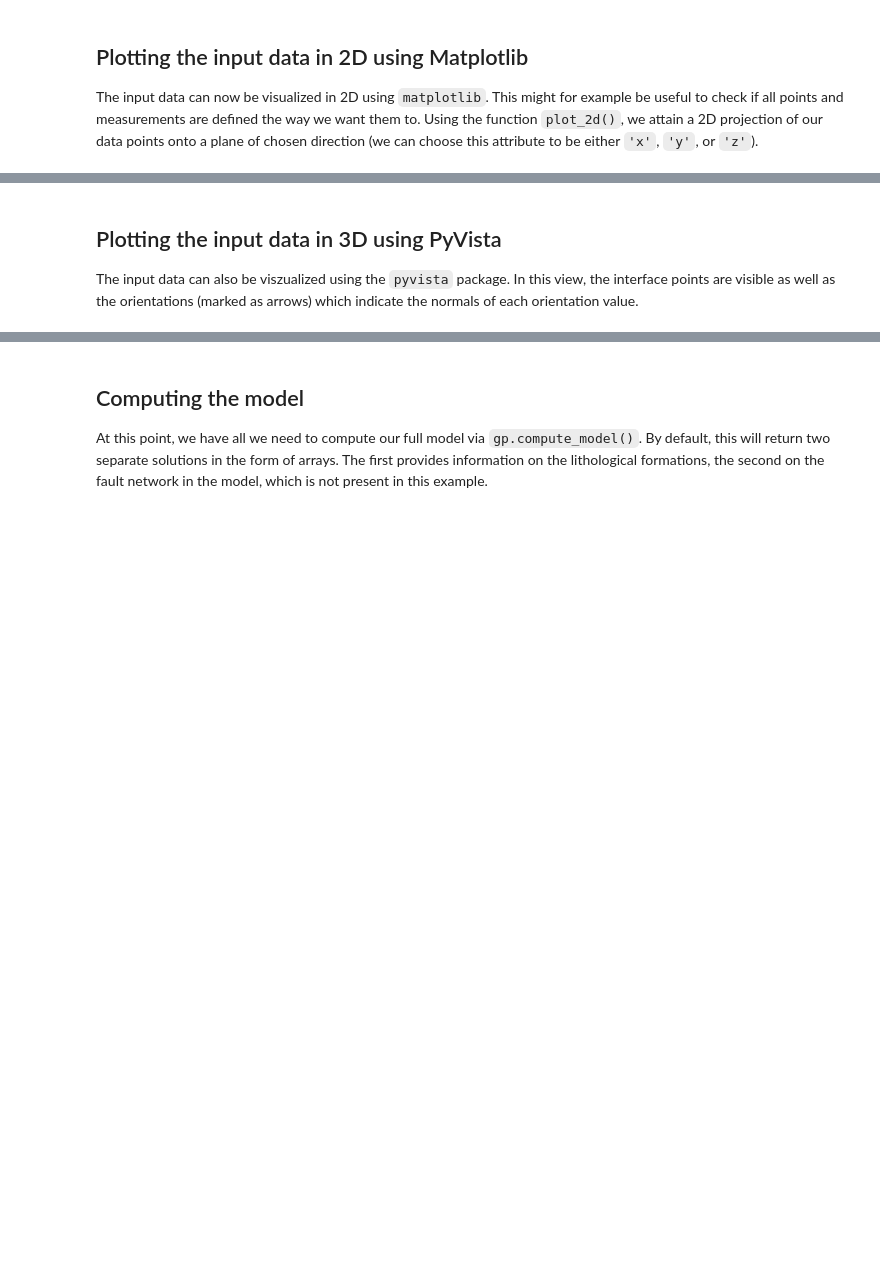
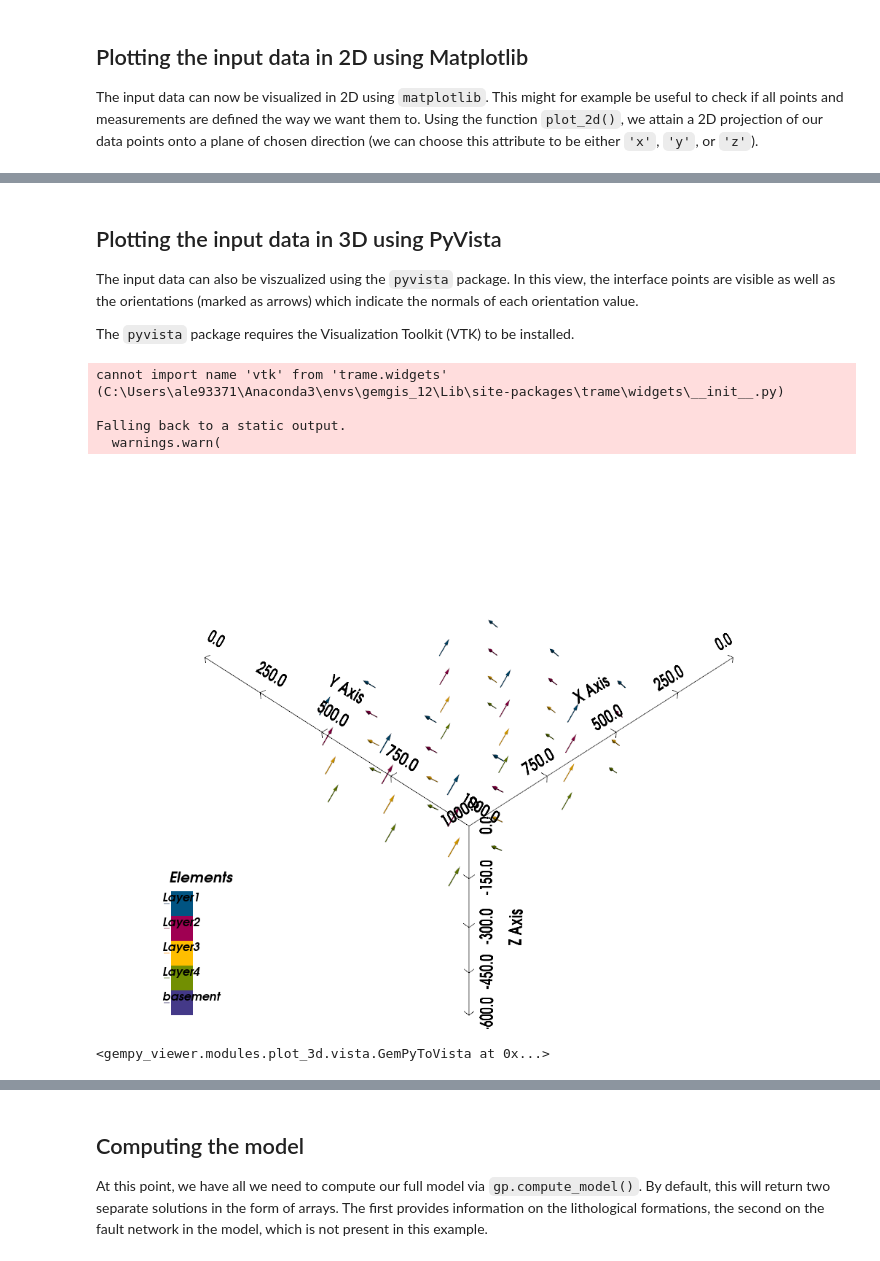
Before and after one commit to cgre-aachen/gemgis_data, a Jupyter notebook: notebooks/01_basic_modeling/model2_Folded_Layers.ipynb, the cells around one changed output, grey strips where cells are left out. Drawn from its saved outputs; the diff is of its cells as text; code cells hidden in the pictures; blank space fills up the shorter version.

```diff
--- a/notebooks/01_basic_modeling/model2_Folded_Layers.ipynb
+++ b/notebooks/01_basic_modeling/model2_Folded_Layers.ipynb
@@ -218,11 +248,21 @@ plt.grid()
 ## Plotting the input data in 3D using PyVista
 
 The input data can also be viszualized using the `pyvista` package. In this view, the interface points are visible as well as the orientations (marked as arrows) which indicate the normals of each orientation value.
+
+The `pyvista` package requires the Visualization Toolkit (VTK) to be installed.
 # %%
-gp.plot_3d(geo_model,
-           image=False,
-           plotter_type='basic',
-           notebook=True)
+gpv.plot_3d(geo_model,
+            image=False,
+            show_lith=False,
+            plotter_type='basic',
+            kwargs_plotter= {'notebook':True},)
+# %% [output]
+cannot import name 'vtk' from 'trame.widgets' (C:\Users\ale93371\Anaconda3\envs\gemgis_12\Lib\site-packages\trame\widgets\__init__.py)
+
+Falling back to a static output.
+  warnings.warn(
+[figure, added]
+<gempy_viewer.modules.plot_3d.vista.GemPyToVista at 0x...>
 # %% [markdown]
 <a id='setting-the-interpolator'></a>
 ## Setting the interpolator
```
Also changed, not shown: parts of 28 cells of this notebook, 3 other files.
